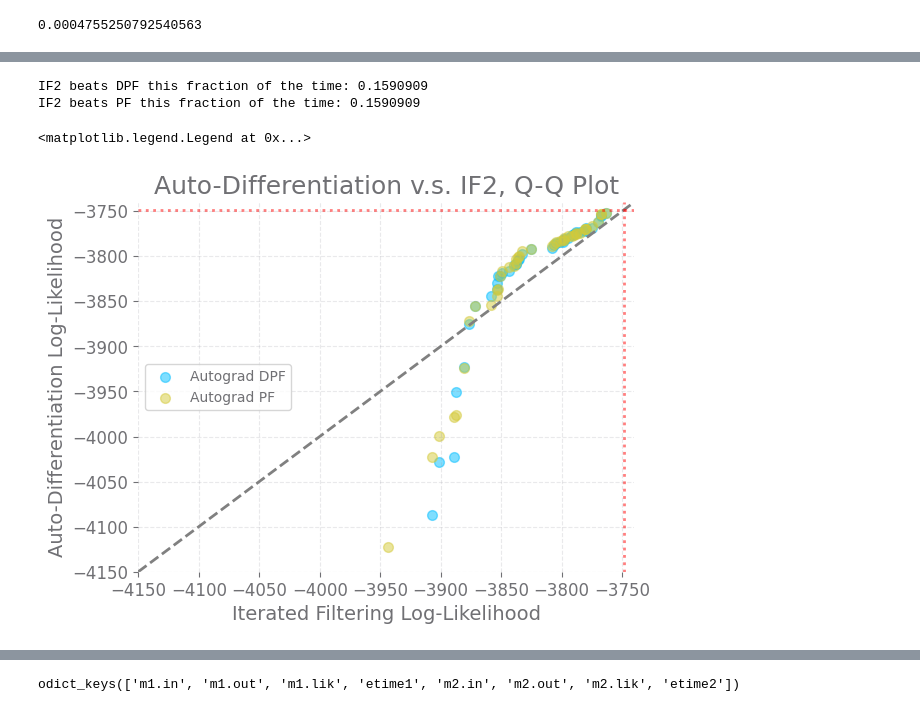
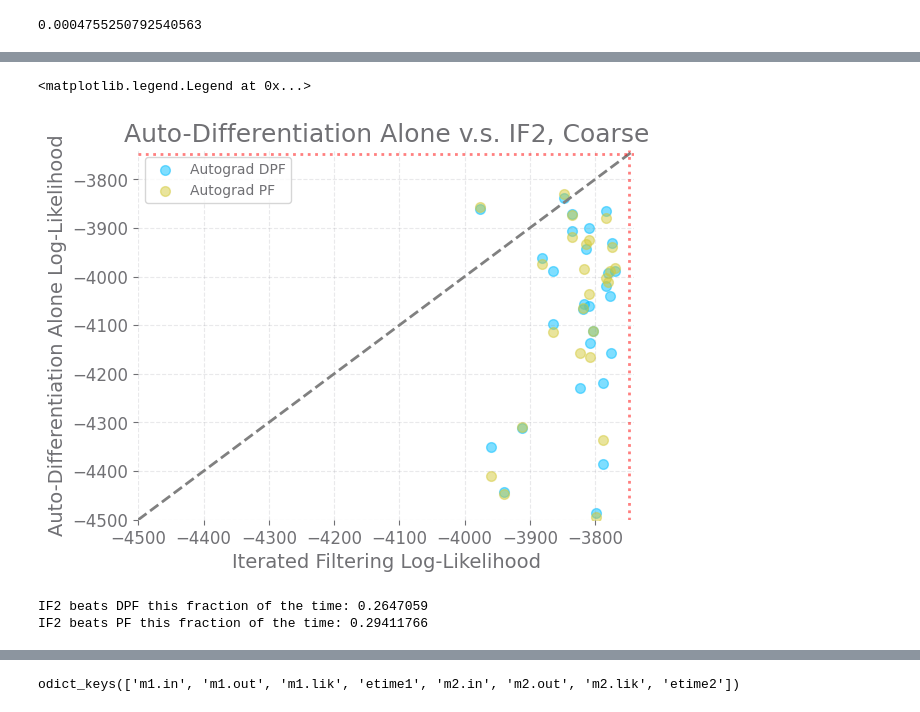
Before and after one commit to hetankevin/diffilter, a Jupyter notebook: cholera.ipynb, the cells around one changed output, grey strips where cells are left out. Cells and saved outputs as stored; diff of their text form; code cells hidden in the pictures.

```diff
--- a/cholera.ipynb
+++ b/cholera.ipynb
@@ -456,31 +444,33 @@ plt.legend()
+# %%
+#Overall paired searches, our IF2
+plt.scatter(-(np.array(mif_logliks_trials)[:,-1]), -(np.array(gd_logliks_raw_trials)[:,-1]), marker='o', alpha=0.5,
+            label='Autograd DPF')
+plt.scatter(-(np.array(mif_logliks_trials)[:,-1]), -(np.array(gd_logliks_pf_raw_trials)[:,-1]), marker='o', alpha=0.5,
+            label='Autograd PF')
+lo, hi = -4500, -3740
+plt.xlim(lo,hi)
+plt.ylim(lo,hi)
+plt.plot([lo, hi], [lo, hi], linestyle='--', color='grey')
+plt.axhline(-3748.5, linestyle='dotted', color='r', alpha=0.5)
+plt.axvline(-3748.5, linestyle='dotted', color='r', alpha=0.5)
+
+plt.title('Auto-Differentiation Alone v.s. IF2, Coarse')
+
+plt.xlabel('Iterated Filtering Log-Likelihood')
+plt.ylabel('Auto-Differentiation Alone Log-Likelihood')
+plt.legend()
+# put horizontal and vertical lines at 3748.5
+# %% [output]
+<matplotlib.legend.Legend at 0x...>
+[figure, added]
 # %%
 
 print('IF2 beats DPF this fraction of the time:',
-      np.mean(-np.sort(np.array(mif_logliks_trials)[:,-1]) >
-              -np.sort(np.array(gd_logliks_trials)[:,-1])))
+      np.mean(-(np.array(mif_logliks_trials)[:,-1]) >
+              -(np.array(gd_logliks_trials)[:,-1])))
 print('IF2 beats PF this fraction of the time:',
-      np.mean(-np.sort(np.array(mif_logliks_trials)[:,-1]) >
-              -np.sort(np.array(gd_logliks_pf_trials)[:,-1])))
+      np.mean(-(np.array(mif_logliks_trials)[:,-1]) >
+              -(np.array(gd_logliks_pf_trials)[:,-1])))
 # %% [output]
-IF2 beats DPF this fraction of the time: 0.1590909
-IF2 beats PF this fraction of the time: 0.1590909
+IF2 beats DPF this fraction of the time: 0.2647059
+IF2 beats PF this fraction of the time: 0.29411766
-# %%
-#QQ plot, our IF2
-plt.scatter(-np.sort(np.array(mif_logliks_trials)[:,-1]), -np.sort(np.array(gd_logliks_trials)[:,-1]), marker='o', alpha=0.5,
-            label='Autograd DPF')
-plt.scatter(-np.sort(np.array(mif_logliks_trials)[:,-1]), -np.sort(np.array(gd_logliks_pf_trials)[:,-1]), marker='o', alpha=0.5,
-            label='Autograd PF')
-lo, hi = -4150, -3740
-plt.xlim(lo,hi)
-plt.ylim(lo,hi)
-plt.plot([lo, hi], [lo, hi], linestyle='--', color='grey')
-plt.axhline(-3748.5, linestyle='dotted', color='r', alpha=0.5)
-plt.axvline(-3748.5, linestyle='dotted', color='r', alpha=0.5)
-plt.title('Auto-Differentiation v.s. IF2, Q-Q Plot')
-plt.xlabel('Iterated Filtering Log-Likelihood')
-plt.ylabel('Auto-Differentiation Log-Likelihood')
-plt.legend()
-# put horizontal and vertical lines at 3748.5
-# %% [output]
-<matplotlib.legend.Legend at 0x...>
-[figure, removed]
```
Also changed, not shown: parts of 18 cells of this notebook, 41 other files.
